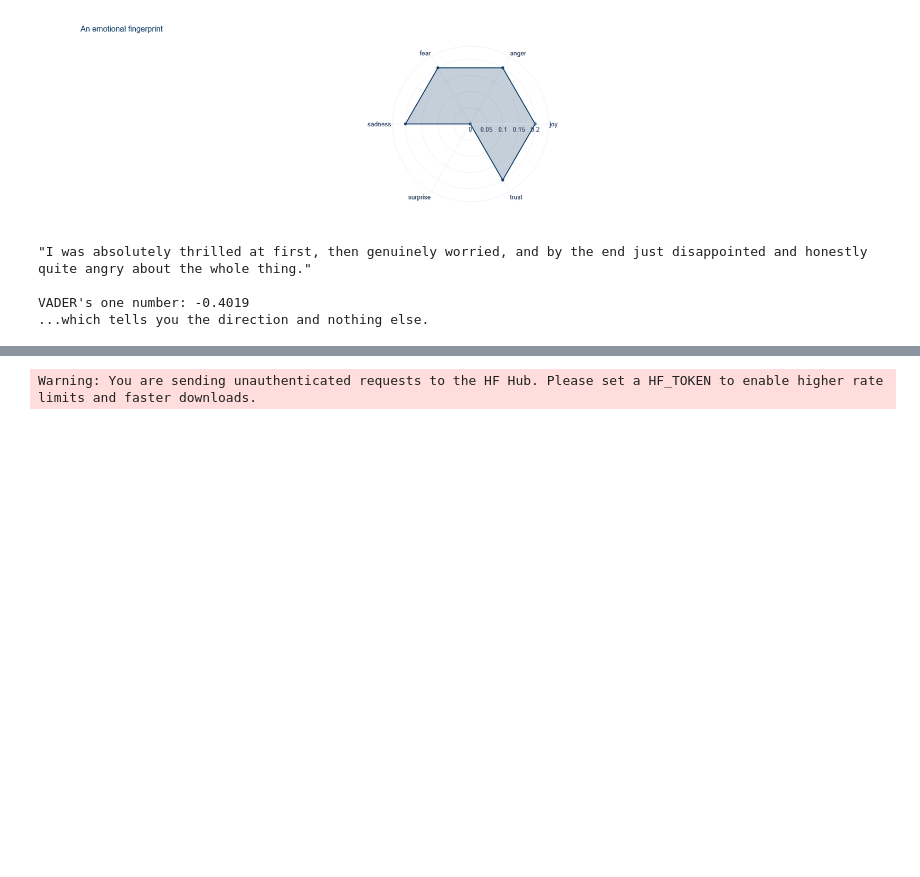
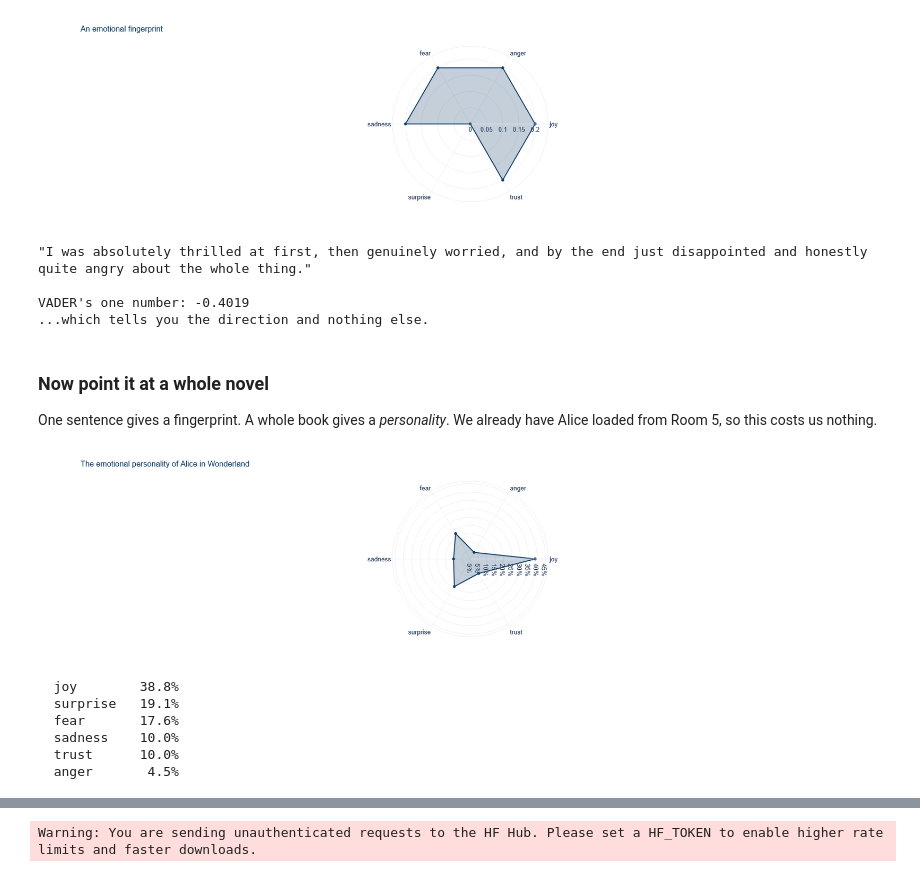
Before and after one commit to VitaliAlexeev/AI_Investments_2026, a Jupyter notebook: Lec07 - (fun) Sentiment Playground.ipynb, the cells around one changed output, grey strips where cells are left out. Cells and saved outputs as stored; diff of their text form; code cells hidden in the pictures; blank space fills up the shorter version.

```diff
--- a/Lec07 - (fun) Sentiment Playground.ipynb
+++ b/Lec07 - (fun) Sentiment Playground.ipynb
@@ -777,3 +777,29 @@ print("...which tells you the direction and nothing else.")
 
 VADER's one number: -0.4019
 ...which tells you the direction and nothing else.
+# %% [markdown]
+### Now point it at a whole novel
+
+One sentence gives a fingerprint. A whole book gives a *personality*. We already have
+Alice loaded from Room 5, so this costs us nothing.
+# %%
+alice_profile = emotions(book)
+
+fig = go.Figure(go.Scatterpolar(
+    r=list(alice_profile.values()) + [list(alice_profile.values())[0]],
+    theta=list(alice_profile.keys()) + [list(alice_profile.keys())[0]],
+    fill="toself", line=dict(color=NAVY), fillcolor="rgba(18,63,105,0.25)"))
+fig.update_layout(polar=dict(radialaxis=dict(
+    visible=True, range=[0, max(alice_profile.values()) * 1.2], tickformat=".0%")))
+style(fig, f"The emotional personality of {TITLE}", height=430, showlegend=False).show()
+
+for e, v in sorted(alice_profile.items(), key=lambda x: -x[1]):
+    print(f"  {e:9s} {v:6.1%}")
+# %% [output]
+[figure, added]
+  joy        38.8%
+  surprise   19.1%
+  fear       17.6%
+  sadness    10.0%
+  trust      10.0%
+  anger       4.5%
```
Also changed, not shown: parts of 27 cells of this notebook.
